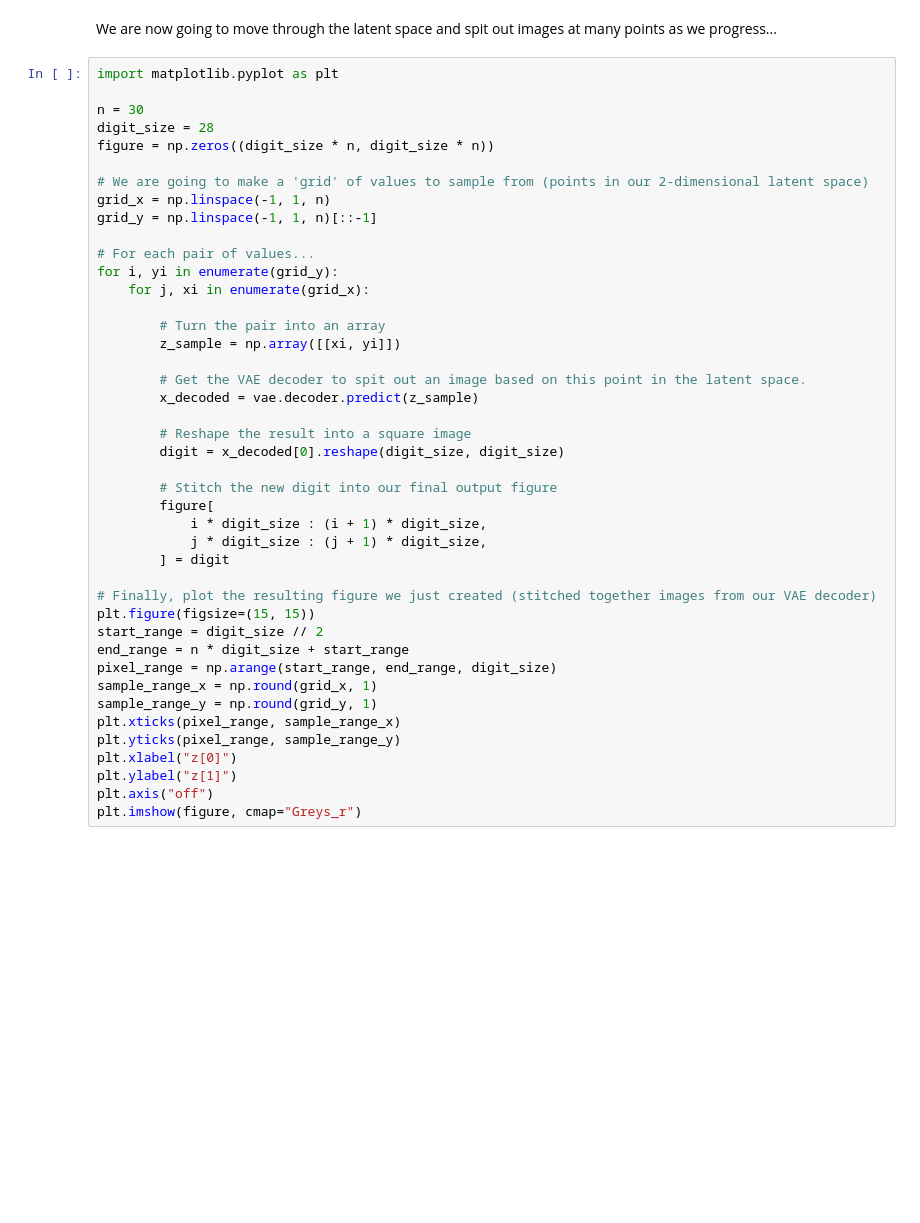
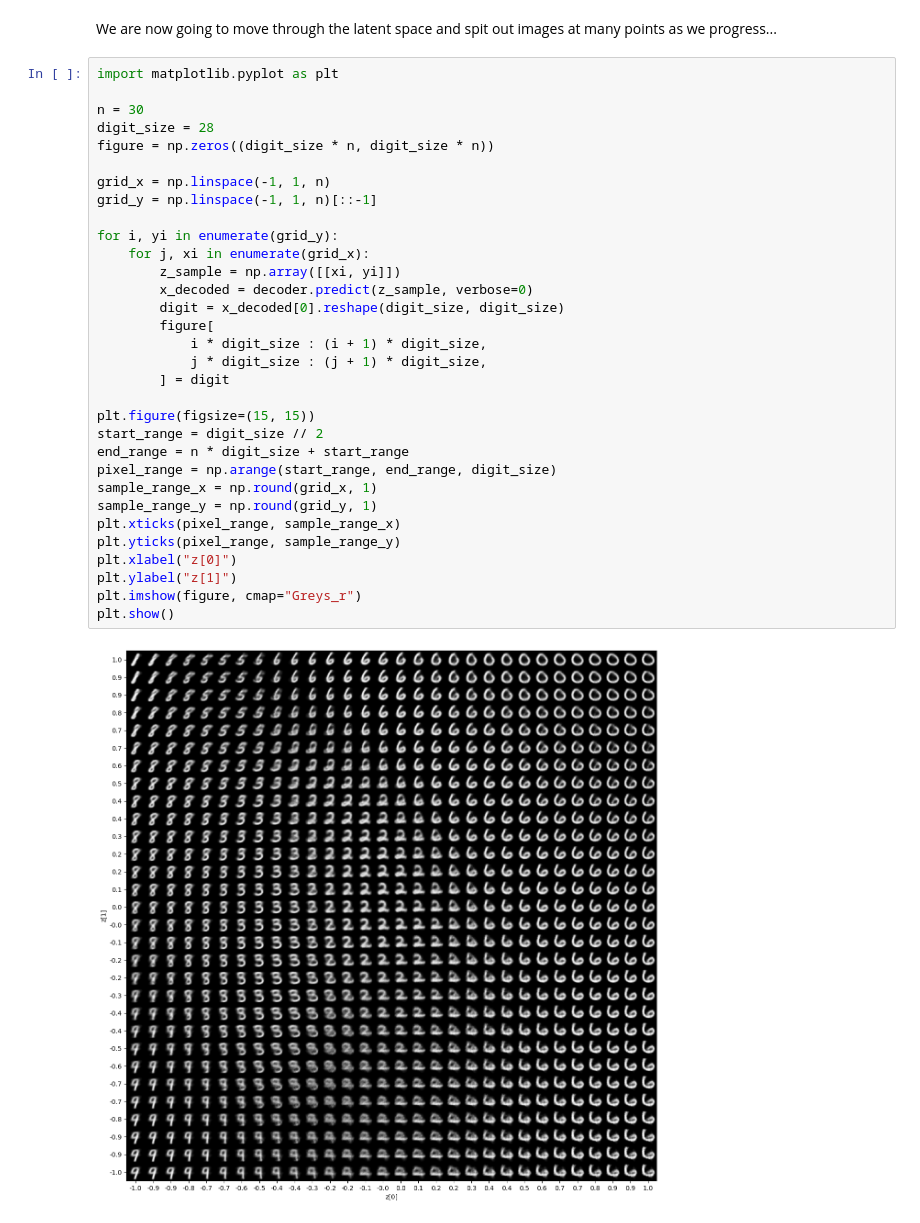
Before and after one commit to gburtch/BA510-2026, a Jupyter notebook: Week 11/11.2 - Variational Autoencoder.ipynb, the cells around one changed output. Drawn from its saved outputs; the diff is of its cells as text; blank space fills up the shorter version.

```diff
--- a/Week 11/11.2 - Variational Autoencoder.ipynb
+++ b/Week 11/11.2 - Variational Autoencoder.ipynb
@@ -130,43 +104,34 @@ We are now going to move through the latent space and spit out images at many po
 # %%
 import matplotlib.pyplot as plt
 
 n = 30
 digit_size = 28
 figure = np.zeros((digit_size * n, digit_size * n))
 
-# We are going to make a 'grid' of values to sample from (points in our 2-dimensional latent space)
 grid_x = np.linspace(-1, 1, n)
 grid_y = np.linspace(-1, 1, n)[::-1]
 
-# For each pair of values...
 for i, yi in enumerate(grid_y):
     for j, xi in enumerate(grid_x):
-
-        # Turn the pair into an array
         z_sample = np.array([[xi, yi]])
-
-        # Get the VAE decoder to spit out an image based on this point in the latent space.
-        x_decoded = vae.decoder.predict(z_sample)
-
-        # Reshape the result into a square image
+        x_decoded = decoder.predict(z_sample, verbose=0)
         digit = x_decoded[0].reshape(digit_size, digit_size)
-
-        # Stitch the new digit into our final output figure
         figure[
             i * digit_size : (i + 1) * digit_size,
             j * digit_size : (j + 1) * digit_size,
         ] = digit
 
-# Finally, plot the resulting figure we just created (stitched together images from our VAE decoder)
 plt.figure(figsize=(15, 15))
 start_range = digit_size // 2
 end_range = n * digit_size + start_range
 pixel_range = np.arange(start_range, end_range, digit_size)
 sample_range_x = np.round(grid_x, 1)
 sample_range_y = np.round(grid_y, 1)
 plt.xticks(pixel_range, sample_range_x)
 plt.yticks(pixel_range, sample_range_y)
 plt.xlabel("z[0]")
 plt.ylabel("z[1]")
-plt.axis("off")
 plt.imshow(figure, cmap="Greys_r")
+plt.show()
+# %% [output]
+[figure, added]
```
Also changed, not shown: parts of 8 cells of this notebook, 2 other files.
